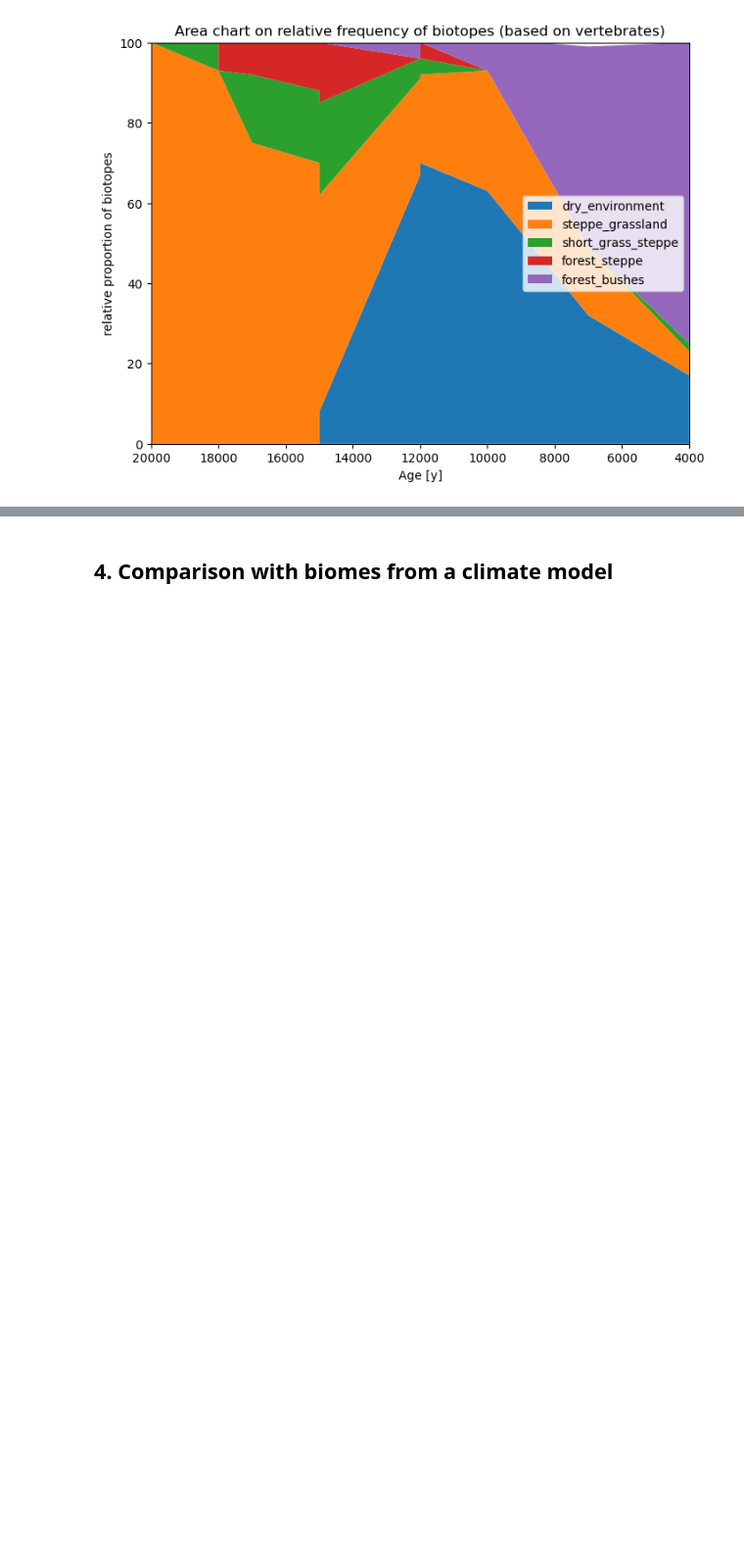
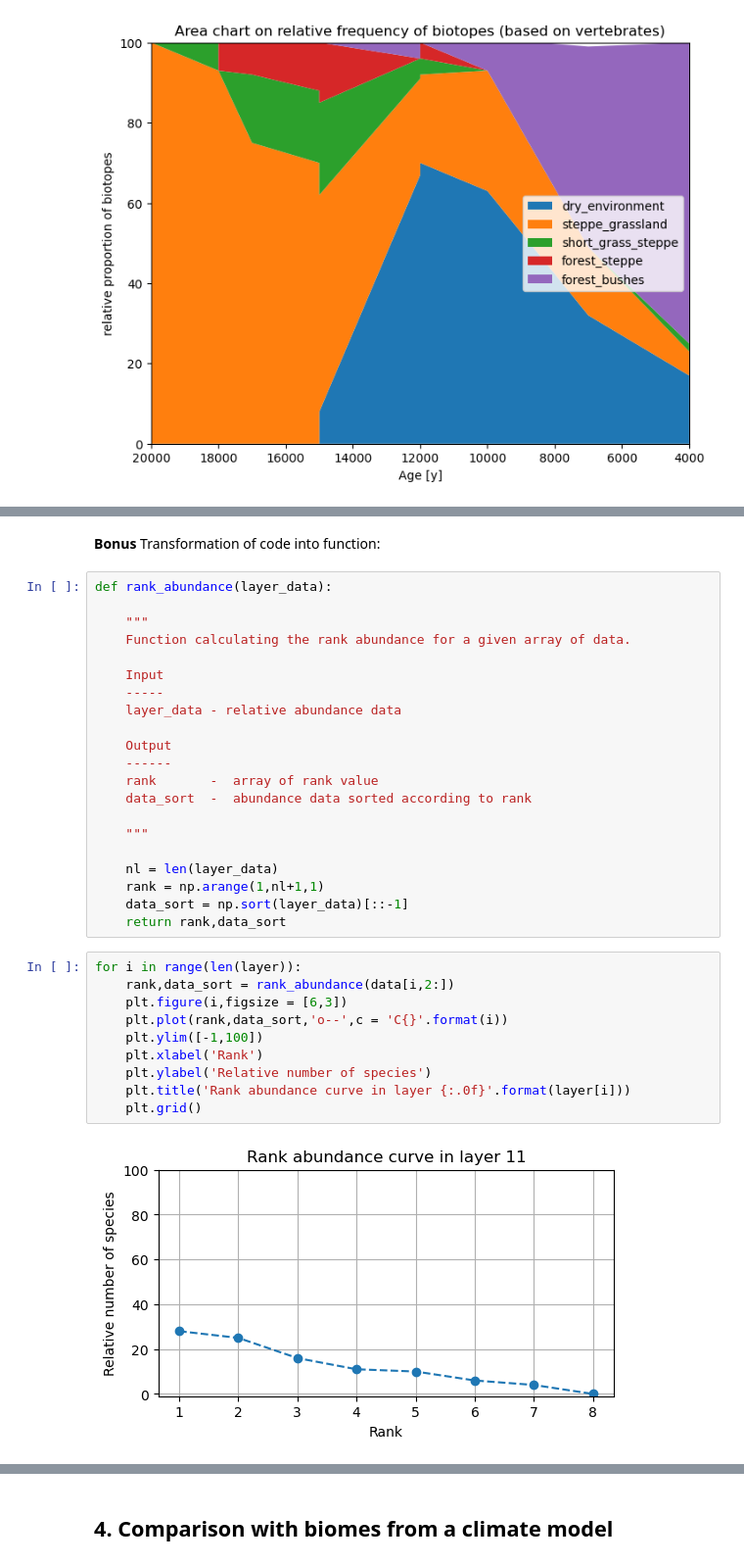
Before and after one commit to EmiliaJarochowska/Yankovich_cave, a Jupyter notebook: solutions/Python_solution.ipynb, the cells around one changed output, grey strips where cells are left out. Shown at 98% size. Saved outputs shown, nothing was run; the diff lists cells and outputs as text; blank space fills up the shorter version.

```diff
--- a/solutions/Python_solution.ipynb
+++ b/solutions/Python_solution.ipynb
@@ -218,0 +320,35 @@ plt.legend(biotopes_vert[2:],loc = 'center right')
+# %% [markdown]
+**Bonus** Transformation of code into function:
+# %%
+def rank_abundance(layer_data):
+
+    """
+    Function calculating the rank abundance for a given array of data.
+
+    Input
+    -----
+    layer_data - relative abundance data
+
+    Output
+    ------
+    rank       -  array of rank value
+    data_sort  -  abundance data sorted according to rank
+
+    """
+
+    nl = len(layer_data)
+    rank = np.arange(1,nl+1,1)
+    data_sort = np.sort(layer_data)[::-1]
+    return rank,data_sort
+# %%
+for i in range(len(layer)):
+    rank,data_sort = rank_abundance(data[i,2:])
+    plt.figure(i,figsize = [6,3])
+    plt.plot(rank,data_sort,'o--',c = 'C{}'.format(i))
+    plt.ylim([-1,100])
+    plt.xlabel('Rank')
+    plt.ylabel('Relative number of species')
+    plt.title('Rank abundance curve in layer {:.0f}'.format(layer[i]))
+    plt.grid()
+# %% [output]
+[figure, added]
```
Also changed, not shown: parts of 46 cells of this notebook, 13 other files.
